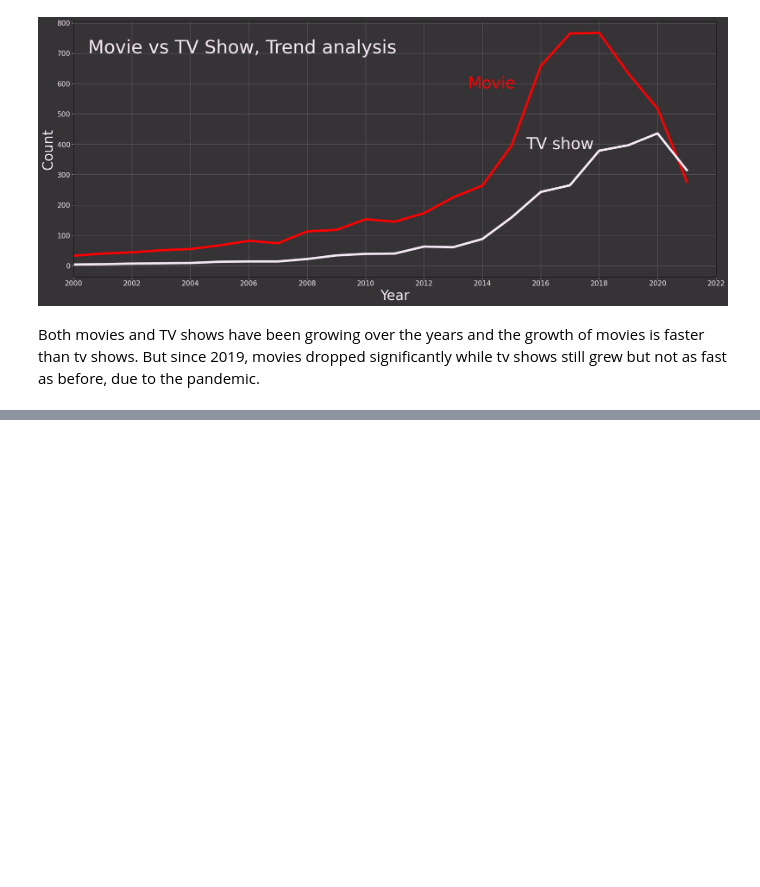
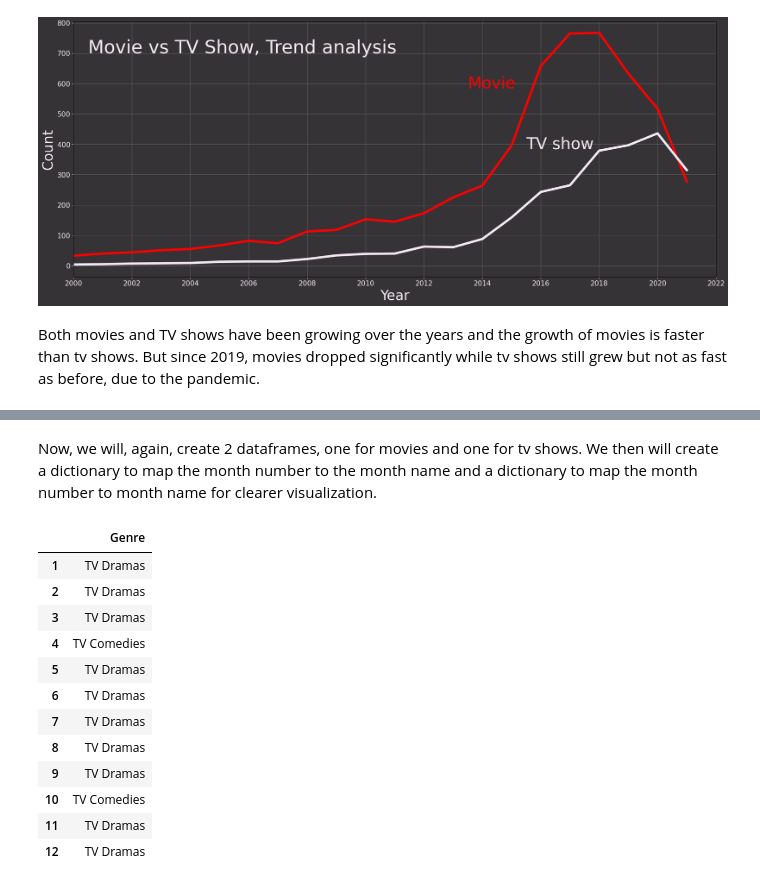
Before and after one commit to quocthanh18/LTKHDL, a Jupyter notebook: notebooks/2.0-EDA.ipynb, the cells around one changed output, grey strips where cells are left out. Drawn from its saved outputs; the diff is of its cells as text; code cells hidden in the pictures; blank space fills up the shorter version.

```diff
--- a/notebooks/2.0-EDA.ipynb
+++ b/notebooks/2.0-EDA.ipynb
@@ -92,0 +138,30 @@ Both movies and TV shows have been growing over the years and the growth of movi
+# %% [markdown]
+Now, we will, again, create 2 dataframes, one for movies and one for tv shows. We then will create a dictionary to map the month number to the month name and a dictionary to map the month number to month name for clearer visualization.
+# %%
+movies = df[df['type'] == 'Movie']
+tv_series = df[df['type'] == 'TV Show']
+
+def genre_per_month(df) -> pd.DataFrame:
+    res = pd.DataFrame(index=range(1, 13), columns=['Genre'])
+    for i in range(1, 13):
+        res.loc[i, 'Genre'] = df[df['month_added'] == i]['listed_in'].str.split(', ').explode().value_counts().index[0]
+    return res
+
+movies = genre_per_month(movies)
+movies
+tv_series = genre_per_month(tv_series)
+tv_series
+# %% [output]
+|  | Genre |
+| 1 | TV Dramas |
+| 2 | TV Dramas |
+| 3 | TV Dramas |
+| 4 | TV Comedies |
+| 5 | TV Dramas |
+| 6 | TV Dramas |
+| 7 | TV Dramas |
+| 8 | TV Dramas |
+| 9 | TV Dramas |
+| 10 | TV Comedies |
+| 11 | TV Dramas |
+| 12 | TV Dramas |
```
Also changed, not shown: parts of 16 cells of this notebook, 2 other files.
